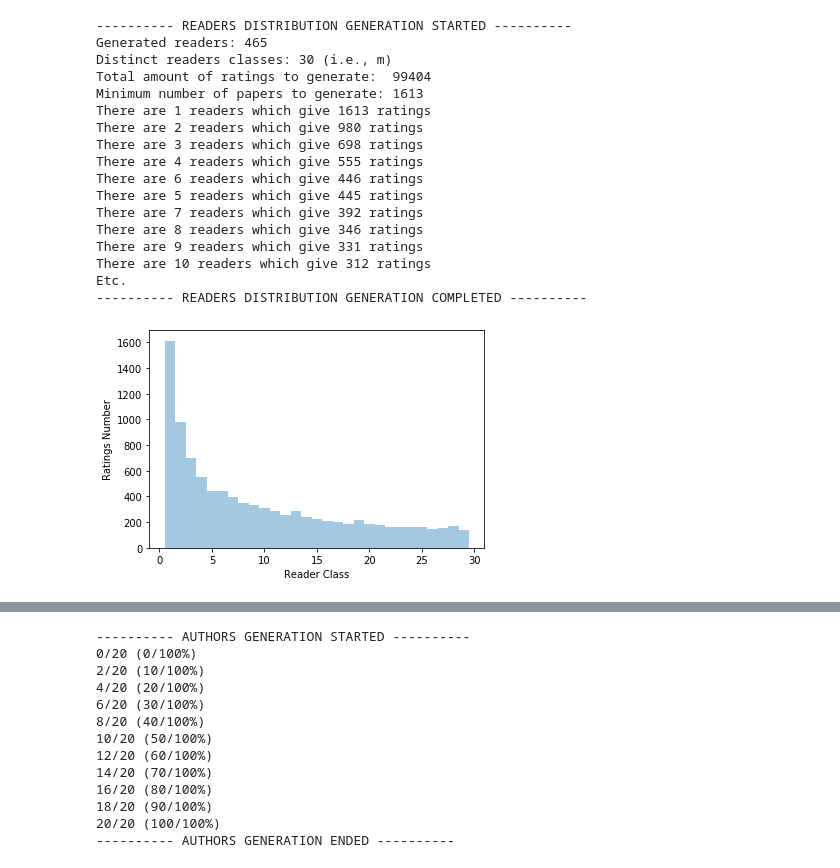
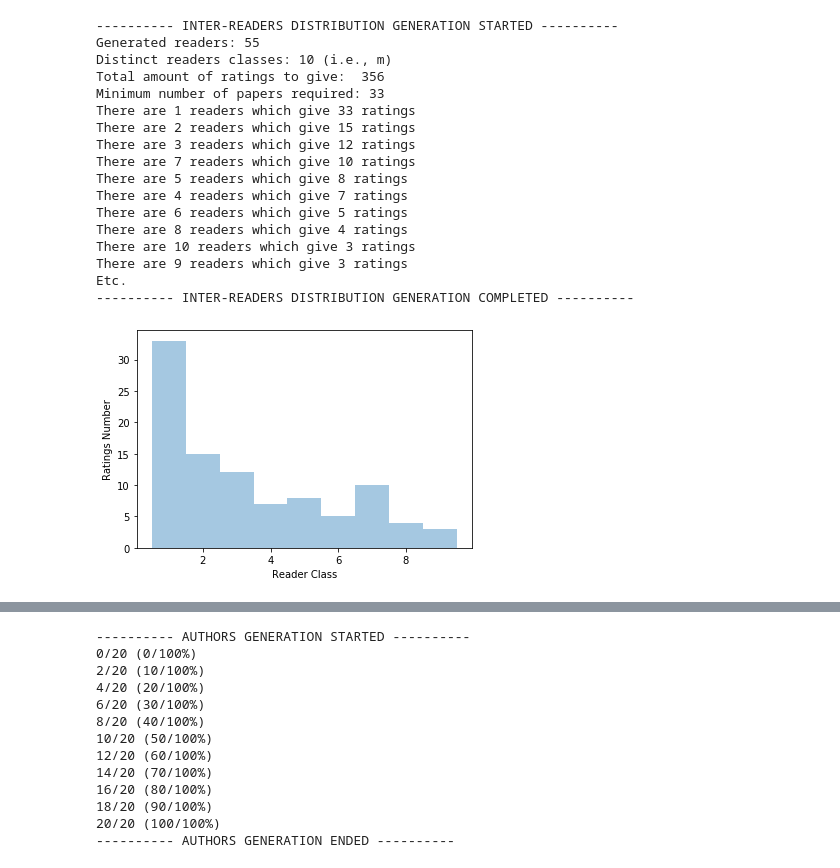
Before and after one commit to Miccighel/RS_Py, a Jupyter notebook: notebooks/Seeder.ipynb, the cells around one changed output, grey strips where cells are left out. Drawn from its saved outputs; the diff is of its cells as text; code cells hidden in the pictures.

```diff
--- a/notebooks/Seeder.ipynb
+++ b/notebooks/Seeder.ipynb
@@ -50,70 +71,53 @@ AUTHORS FILE PATH:  ../data/seed_power_law_1/authors.csv
 # %%
-# ------------------------------
-# ---- CORE IMPLEMENTATION -----
-# ------------------------------
+print("---------- INTER-READERS DISTRIBUTION GENERATION STARTED ----------")
 
-print("---------- READERS DISTRIBUTION GENERATION STARTED ----------")
-
-# Return first n items of the iterable as a list
-
-def take(n, iterable):
-    return list(islice(iterable, n))
-
-def truncated_power_law(a, m):
-    x = np.arange(1, m+1, dtype='float')
-    pmf = 1/x**a
-    pmf /= pmf.sum()
-    return stats.rv_discrete(values=(range(1, m+1), pmf))
-
-a, m = .7, readers_classes
+a, m = .9, readers_classes
 d = truncated_power_law(a=a, m=m)
-n = 10000
-sample = d.rvs(size=n)
-ax = sns.distplot(sample, bins=np.arange(m)+0.5, kde=False)
+n = 100
+sample_readers = d.rvs(size=n)
+ax = sns.distplot(sample_readers, bins=np.arange(m)+0.5, kde=False)
 ax.set(xlabel="Reader Class", ylabel= "Ratings Number")
 fig = ax.get_figure()
-path = "{}/power-law-readers.pdf".format(dataset_folder_path)
+path = "{}/plots/power-law-readers.pdf".format(dataset_folder_path)
 fig.savefig(path, bbox_inches='tight')
 
 readers_number = int((m*(m+1))/2)
 ratings_number = 0
-reader_rating_frequency = list(collections.Counter(sample).most_common())
+reader_rating_frequency = list(collections.Counter(sample_readers).most_common())
 for readers_amount,rating_frequency in reader_rating_frequency:
     ratings_number += readers_amount * rating_frequency
-min_papers_number = collections.Counter(sample).most_common()[0][1]
-papers_number = min_papers_number
+min_papers_number = collections.Counter(sample_readers).most_common()[0][1]
 
 print(f"Generated readers: {readers_number}")
 print(f"Distinct readers classes: {readers_classes} (i.e., m)")
-print(f"Total amount of ratings to generate:  {ratings_number}")
-print(f"Minimum number of papers to generate: {min_papers_number}")
+print(f"Total amount of ratings to give:  {ratings_number}")
+print(f"Minimum number of papers required: {min_papers_number}")
 for readers_amount, rating_frequency in take(10, reader_rating_frequency):
     print(f"There are {readers_amount} readers which give {rating_frequency} ratings")
 print("Etc.")
 
 # Setting up arrays
 
-papers = np.arange(papers_number)
 readers = np.arange(readers_number)
 authors = np.arange(authors_number)
 
-print("---------- READERS DISTRIBUTION GENERATION COMPLETED ----------")
+print("---------- INTER-READERS DISTRIBUTION GENERATION COMPLETED ----------")
 # %% [output]
----------- READERS DISTRIBUTION GENERATION STARTED ----------
-Generated readers: 465
-Distinct readers classes: 30 (i.e., m)
-Total amount of ratings to generate:  99404
-Minimum number of papers to generate: 1613
-There are 1 readers which give 1613 ratings
-There are 2 readers which give 980 ratings
-There are 3 readers which give 698 ratings
-There are 4 readers which give 555 ratings
-There are 6 readers which give 446 ratings
-There are 5 readers which give 445 ratings
-There are 7 readers which give 392 ratings
-There are 8 readers which give 346 ratings
-There are 9 readers which give 331 ratings
-There are 10 readers which give 312 ratings
+---------- INTER-READERS DISTRIBUTION GENERATION STARTED ----------
+Generated readers: 55
+Distinct readers classes: 10 (i.e., m)
+Total amount of ratings to give:  356
+Minimum number of papers required: 33
+There are 1 readers which give 33 ratings
+There are 2 readers which give 15 ratings
+There are 3 readers which give 12 ratings
+There are 7 readers which give 10 ratings
+There are 5 readers which give 8 ratings
+There are 4 readers which give 7 ratings
+There are 6 readers which give 5 ratings
+There are 8 readers which give 4 ratings
+There are 10 readers which give 3 ratings
+There are 9 readers which give 3 ratings
 Etc.
----------- READERS DISTRIBUTION GENERATION COMPLETED ----------
+---------- INTER-READERS DISTRIBUTION GENERATION COMPLETED ----------
-[figure, old version]
+[figure, new version]
```
Also changed, not shown: parts of 7 cells of this notebook, 9 other files.
